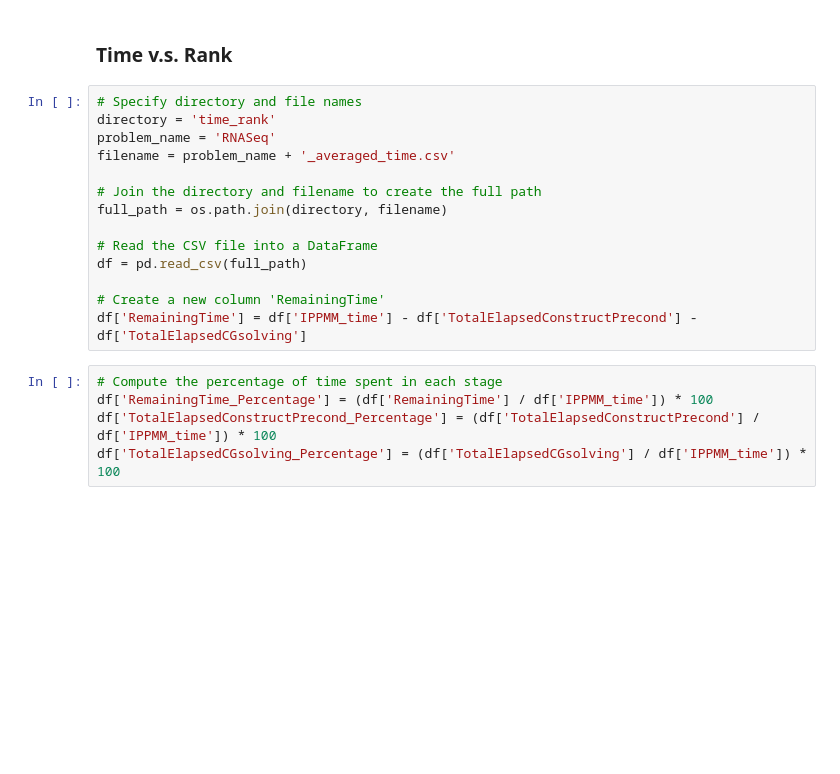
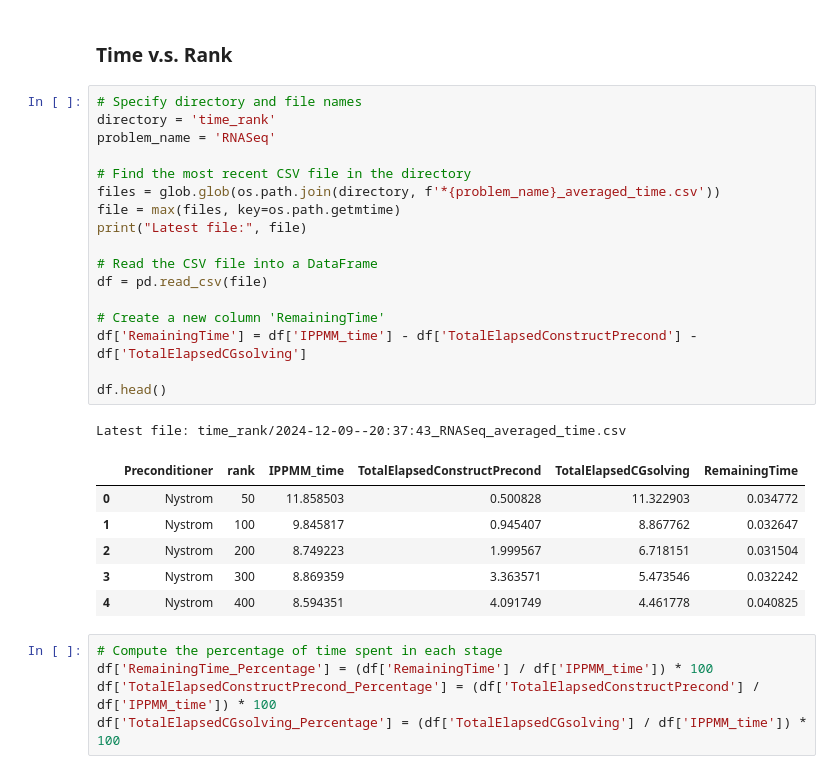
Before and after one commit to udellgroup/Nys-IP-PMM, a Jupyter notebook: notebooks/SVM_analysis/plotting.ipynb, the cells around one changed output. Drawn from its saved outputs; the diff is of its cells as text; blank space fills up the shorter version.

```diff
--- a/notebooks/SVM_analysis/plotting.ipynb
+++ b/notebooks/SVM_analysis/plotting.ipynb
@@ -121,17 +122,28 @@ min κ(N_δ) for ε=1e-8: 8.41e+10
 # %%
 # Specify directory and file names
 directory = 'time_rank'
 problem_name = 'RNASeq'
-filename = problem_name + '_averaged_time.csv'
 
-# Join the directory and filename to create the full path
-full_path = os.path.join(directory, filename)
+# Find the most recent CSV file in the directory
+files = glob.glob(os.path.join(directory, f'*{problem_name}_averaged_time.csv'))
+file = max(files, key=os.path.getmtime)
+print("Latest file:", file)
 
 # Read the CSV file into a DataFrame
-df = pd.read_csv(full_path)
+df = pd.read_csv(file)
 
 # Create a new column 'RemainingTime'
 df['RemainingTime'] = df['IPPMM_time'] - df['TotalElapsedConstructPrecond'] - df['TotalElapsedCGsolving']
+
+df.head()
+# %% [output]
+Latest file: time_rank/2024-12-09--20:37:43_RNASeq_averaged_time.csv
+|  | Preconditioner | rank | IPPMM_time | TotalElapsedConstructPrecond | TotalElapsedCGsolving | RemainingTime |
+| 0 | Nystrom | 50 | 11.858503 | 0.500828 | 11.322903 | 0.034772 |
+| 1 | Nystrom | 100 | 9.845817 | 0.945407 | 8.867762 | 0.032647 |
+| 2 | Nystrom | 200 | 8.749223 | 1.999567 | 6.718151 | 0.031504 |
+| 3 | Nystrom | 300 | 8.869359 | 3.363571 | 5.473546 | 0.032242 |
+| 4 | Nystrom | 400 | 8.594351 | 4.091749 | 4.461778 | 0.040825 |
 # %%
 # Compute the percentage of time spent in each stage
 df['RemainingTime_Percentage'] = (df['RemainingTime'] / df['IPPMM_time']) * 100
```
Also changed, not shown: parts of 5 cells of this notebook, 1 other file.
